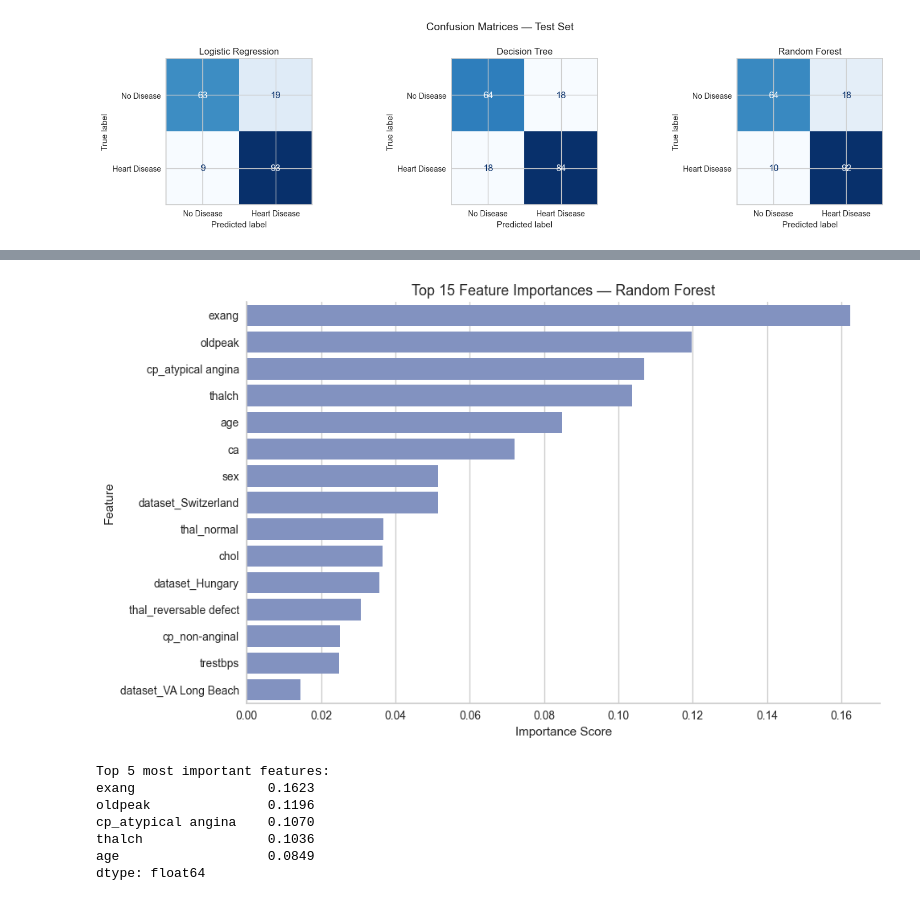
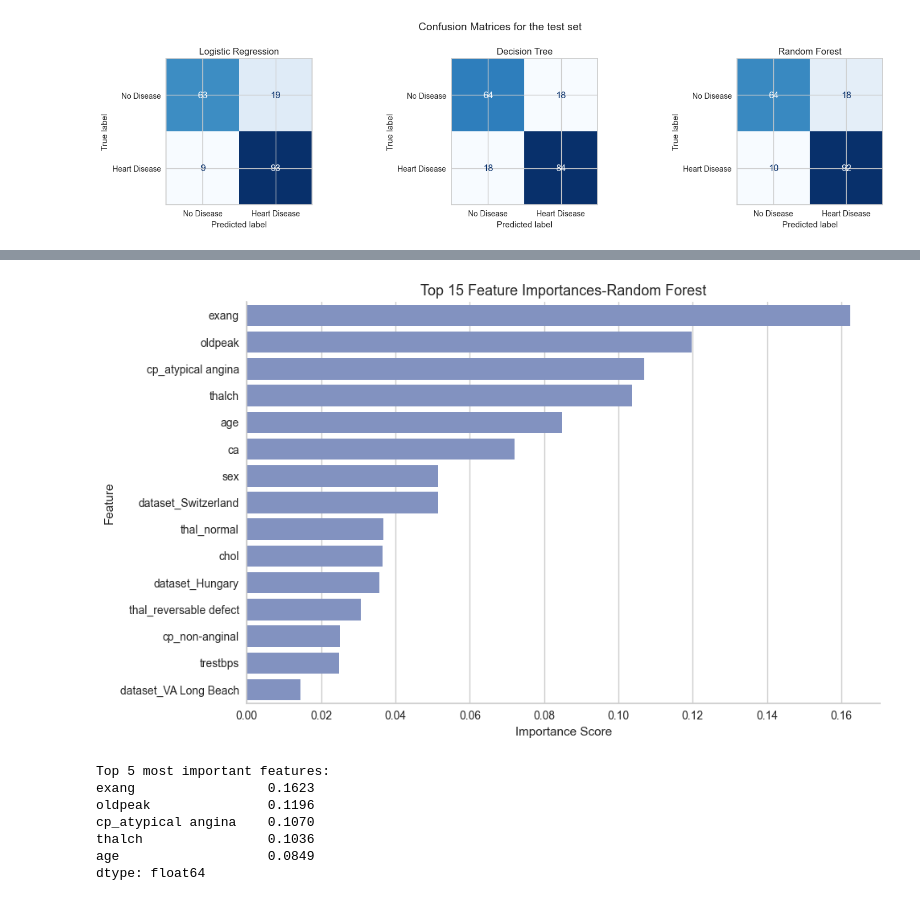
Before and after one commit to ErildaBoboci/Machine-Learning-Project, a Jupyter notebook: heart-disease-project/notebooks/heart_disease_classification_problem.ipynb, the cells around one changed output, grey strips where cells are left out. Saved outputs shown, nothing was run; the diff lists cells and outputs as text; code cells hidden in the pictures.

```diff
--- a/heart-disease-project/notebooks/heart_disease_classification_problem.ipynb
+++ b/heart-disease-project/notebooks/heart_disease_classification_problem.ipynb
@@ -1198,21 +1199,21 @@ Note: A large Gap indicates overfitting.
 # %%
 # Feature Importances (Random Forest)
 feat_imp = pd.Series(best_rf.feature_importances_,
                      index=X_train.columns).sort_values(ascending=False)
 
 plt.figure(figsize=(10, 6))
 sns.barplot(x=feat_imp.values[:15], y=feat_imp.index[:15], color='#788DCA')
-plt.title('Top 15 Feature Importances — Random Forest', fontsize=13)
+plt.title('Top 15 Feature Importances-Random Forest', fontsize=13)
 plt.xlabel('Importance Score')
 plt.ylabel('Feature')
 sns.despine()
 plt.tight_layout()
 plt.show()
 
 print("\nTop 5 most important features:")
 print(feat_imp.head(5).round(4))
 # %% [output]
-[figure, old version]
+[figure, new version]
 Top 5 most important features:
 exang                 0.1623
 oldpeak               0.1196
```
Also changed, not shown: parts of 5 cells of this notebook.
